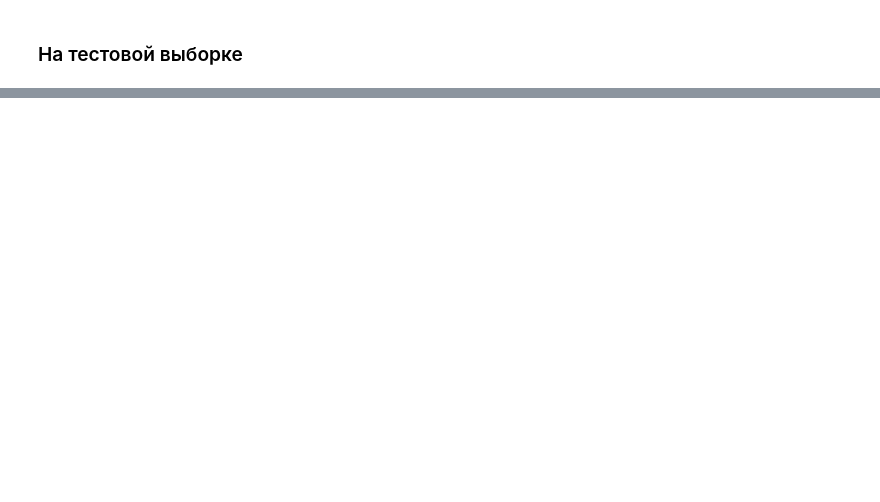
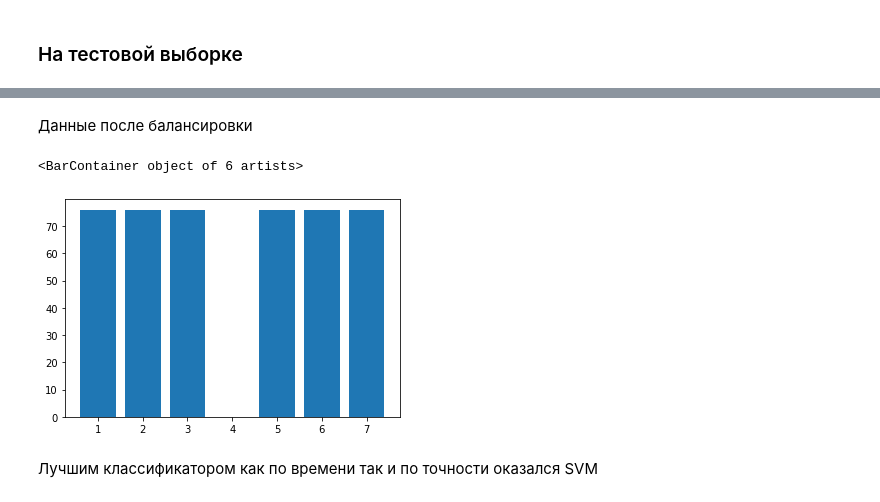
Before and after one commit to RivalLogorithm/laba_isit, a Jupyter notebook: 7_8/7_8.ipynb, the cells around one changed output, grey strips where cells are left out. Drawn from its saved outputs; the diff is of its cells as text; code cells hidden in the pictures; blank space fills up the shorter version.

```diff
--- a/7_8/7_8.ipynb
+++ b/7_8/7_8.ipynb
@@ -367,0 +407,11 @@ RF: 0.7076923076923077
+# %%
+d = dict(data_y['Type'].value_counts())
+# %% [markdown]
+Данные после балансировки
+# %%
+plt.bar(d.keys(), d.values())
+# %% [output]
+<BarContainer object of 6 artists>
+[figure, added]
+# %% [markdown]
+Лучшим классификатором как по времени так и по точности оказался SVM
```
Also changed, not shown: parts of 27 cells of this notebook.
